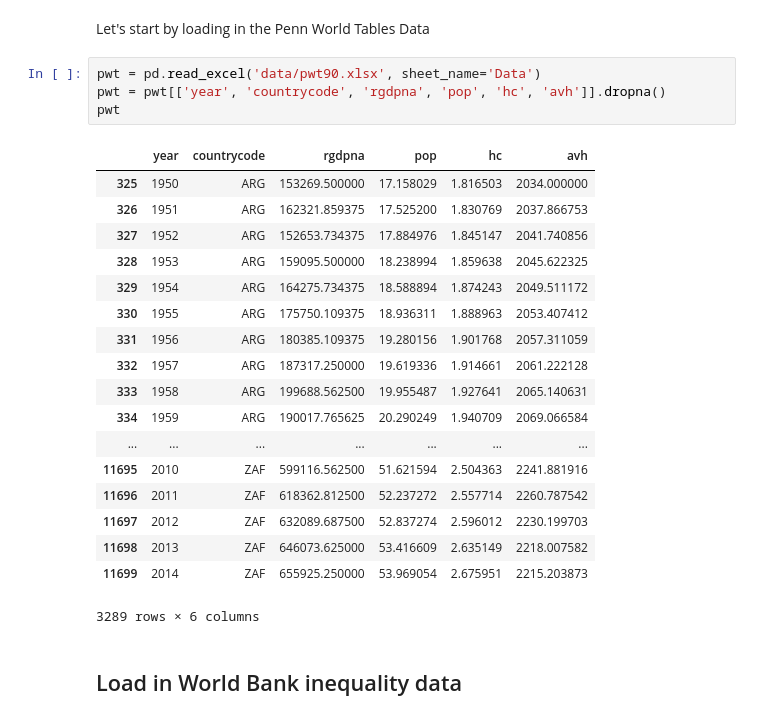
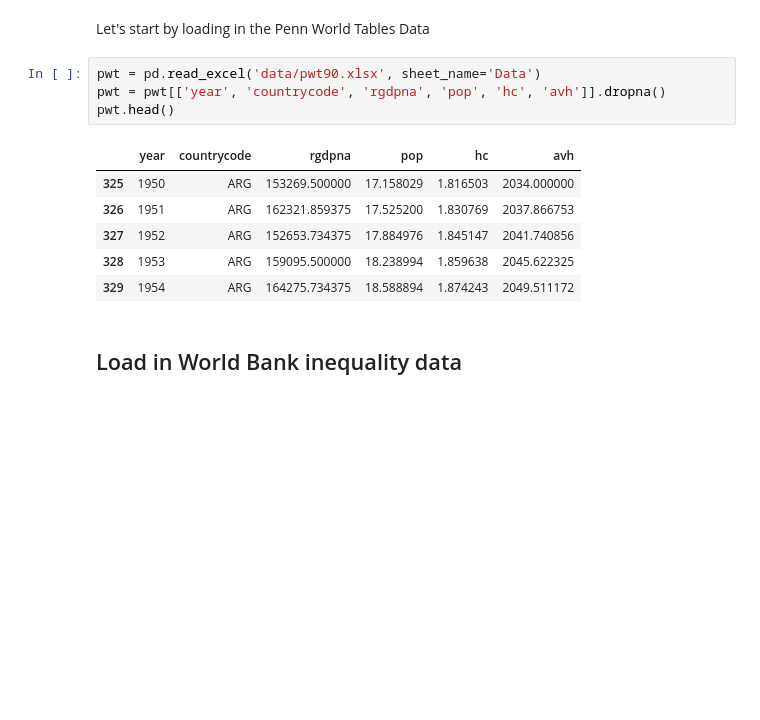
Before and after one commit to iamlemec/macro_data, a Jupyter notebook: 3_Merging_Data.ipynb, the cells around one changed output. Saved outputs shown, nothing was run; the diff lists cells and outputs as text; blank space fills up the shorter version.

```diff
--- a/3_Merging_Data.ipynb
+++ b/3_Merging_Data.ipynb
@@ -21,26 +21,14 @@ Let's start by loading in the Penn World Tables Data
 # %%
 pwt = pd.read_excel('data/pwt90.xlsx', sheet_name='Data')
 pwt = pwt[['year', 'countrycode', 'rgdpna', 'pop', 'hc', 'avh']].dropna()
-pwt
+pwt.head()
 # %% [output]
 |  | year | countrycode | rgdpna | pop | hc | avh |
 | 325 | 1950 | ARG | 153269.500000 | 17.158029 | 1.816503 | 2034.000000 |
 | 326 | 1951 | ARG | 162321.859375 | 17.525200 | 1.830769 | 2037.866753 |
 | 327 | 1952 | ARG | 152653.734375 | 17.884976 | 1.845147 | 2041.740856 |
 | 328 | 1953 | ARG | 159095.500000 | 18.238994 | 1.859638 | 2045.622325 |
 | 329 | 1954 | ARG | 164275.734375 | 18.588894 | 1.874243 | 2049.511172 |
-| 330 | 1955 | ARG | 175750.109375 | 18.936311 | 1.888963 | 2053.407412 |
-| 331 | 1956 | ARG | 180385.109375 | 19.280156 | 1.901768 | 2057.311059 |
-| 332 | 1957 | ARG | 187317.250000 | 19.619336 | 1.914661 | 2061.222128 |
-| 333 | 1958 | ARG | 199688.562500 | 19.955487 | 1.927641 | 2065.140631 |
-| 334 | 1959 | ARG | 190017.765625 | 20.290249 | 1.940709 | 2069.066584 |
-| ... | ... | ... | ... | ... | ... | ... |
-| 11695 | 2010 | ZAF | 599116.562500 | 51.621594 | 2.504363 | 2241.881916 |
-| 11696 | 2011 | ZAF | 618362.812500 | 52.237272 | 2.557714 | 2260.787542 |
-| 11697 | 2012 | ZAF | 632089.687500 | 52.837274 | 2.596012 | 2230.199703 |
-| 11698 | 2013 | ZAF | 646073.625000 | 53.416609 | 2.635149 | 2218.007582 |
-| 11699 | 2014 | ZAF | 655925.250000 | 53.969054 | 2.675951 | 2215.203873 |
-3289 rows × 6 columns
 # %% [markdown]
 ## Load in World Bank inequality data
 # %% [markdown]
```
Also changed, not shown: parts of 6 cells of this notebook, 5 other files.
